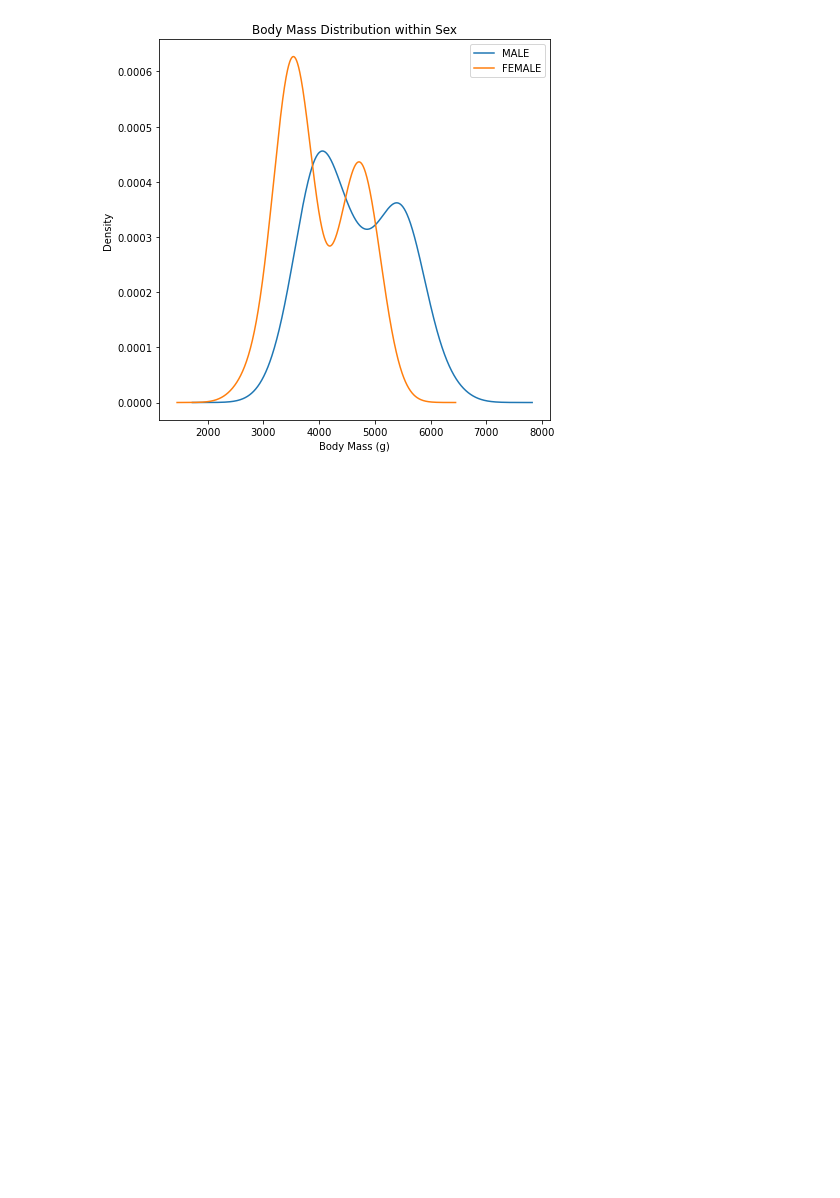
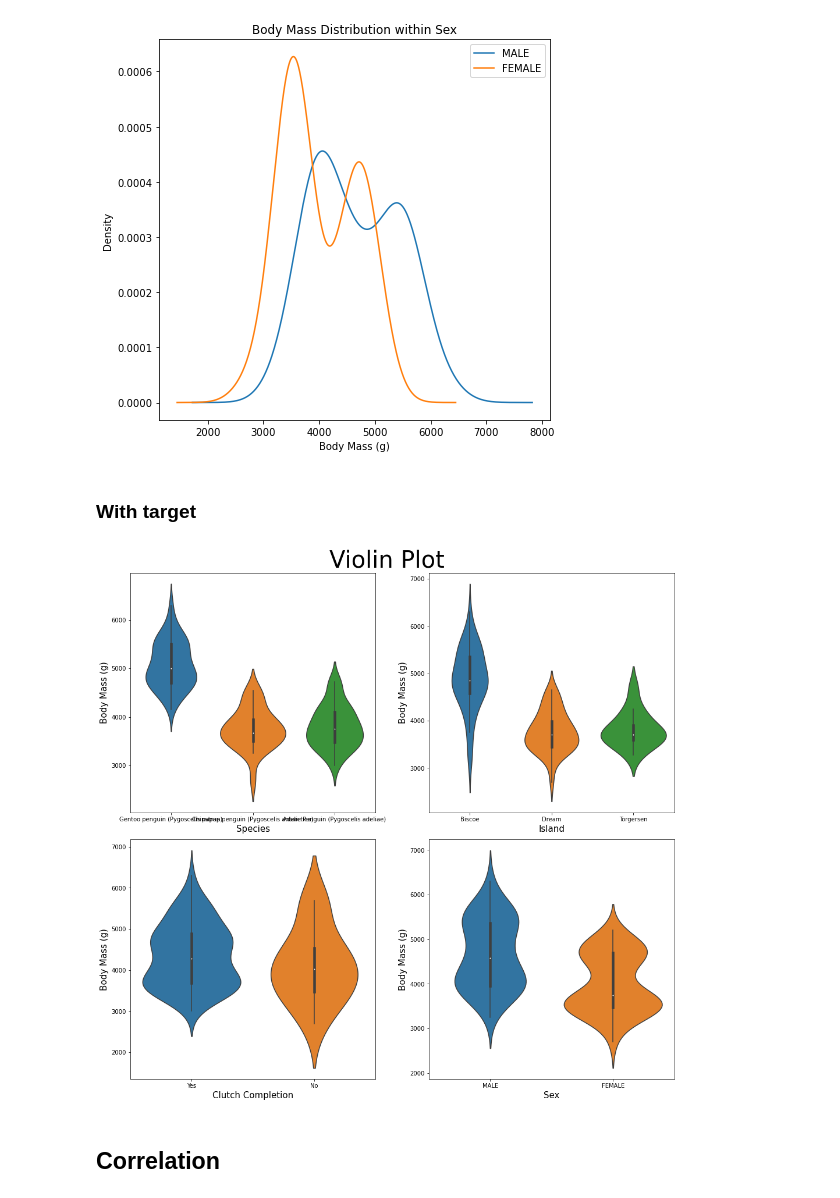
Before and after one commit to Park-taenam/DACON, a Jupyter notebook: Penguin/Penguin.ipynb, the cells around one changed output. Saved outputs shown, nothing was run; the diff lists cells and outputs as text; code cells hidden in the pictures; blank space fills up the shorter version.

```diff
--- a/Penguin/Penguin.ipynb
+++ b/Penguin/Penguin.ipynb
@@ -577,3 +589,25 @@ plt.legend(sex)
 plt.show()
 # %% [output]
 [figure]
+# %% [markdown]
+### With target
+# %%
+# violin plot
+feature = categorical_feature
+target = 'Body Mass (g)'
+
+plt.figure(figsize=(14,14))
+plt.suptitle("Violin Plot", fontsize=40)
+
+for i in range(len(feature)):
+    plt.subplot(2,2,i+1)
+    plt.xlabel(feature[i], fontsize=15)
+    plt.ylabel(target, fontsize=15)
+    sns.violinplot(x=df_train[feature[i]], y=df_train[target])
+
+plt.tight_layout(rect=[0,0.03,1,0.95])
+plt.show()
+# %% [output]
+[figure, added]
+# %% [markdown]
+## Correlation
```
Also changed, not shown: parts of 22 cells of this notebook.
